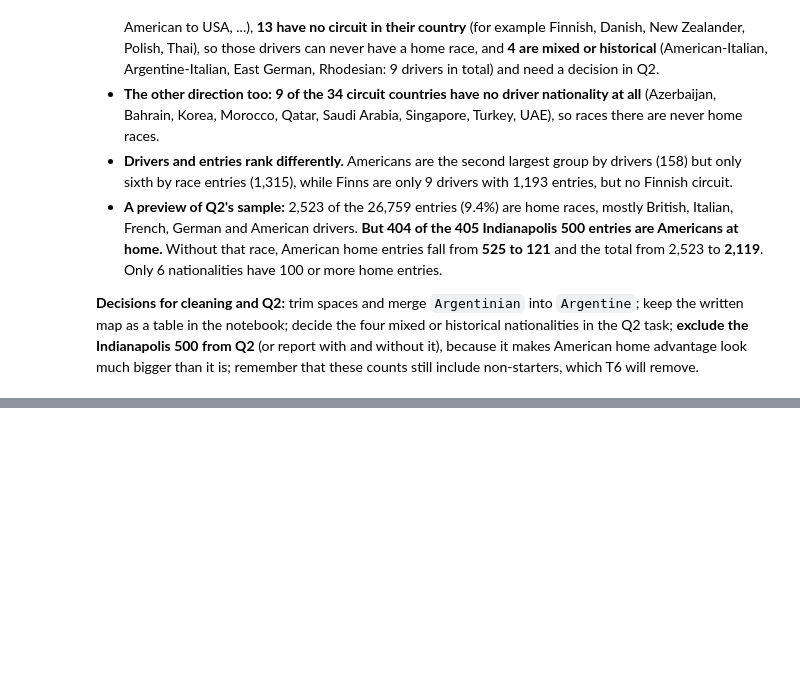
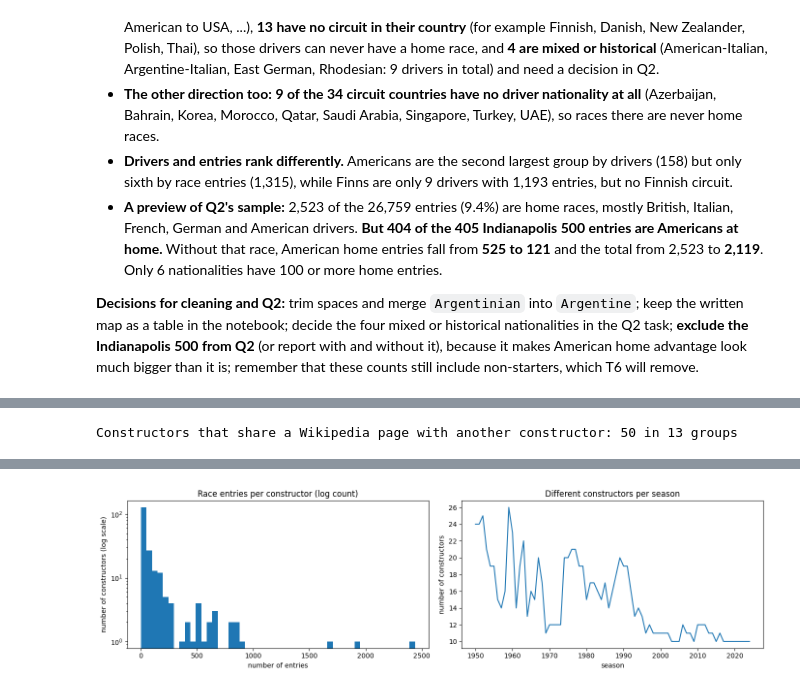
Before and after one commit to sal-tarek/ACL_F1_Predictions, a Jupyter notebook: sasa-dany-ms1-pre-cleaning.ipynb, the cells around one changed output, grey strips where cells are left out. Saved outputs shown, nothing was run; the diff lists cells and outputs as text; code cells hidden in the pictures; blank space fills up the shorter version.

Commit message:
A8: constructors - 70 one-season teams, IDs split by engine and reused across eras

```diff
--- a/sasa-dany-ms1-pre-cleaning.ipynb
+++ b/sasa-dany-ms1-pre-cleaning.ipynb
@@ -954,0 +960,76 @@ Home entries without the Indy 500: 2119 | American home entries: 525 -> 121
+# %%
+# ==========================================================================================
+# A8 · constructors + results: profile, how active each team was, and how team identity behaves over time
+# ==========================================================================================
+
+# Why: question 3 compares constructors, and "team form" will be a feature. Both assume that a constructor is ONE
+# continuous team. We check whether that is true, and how many constructors are too small to rank.
+co = as_num(raw["constructors"])      # exploring copy of constructors (raw stays untouched)
+
+# ---------- 1. Profile card, keys and types ----------
+display(profile("constructors"))
+print(pk_check("constructors", ["constructorId"]))
+print("constructorRef unique:", co.constructorRef.is_unique, "| name unique:", co.name.is_unique, "| url unique:", co.url.is_unique)
+gaps = sorted(set(range(1, int(co.constructorId.max()) + 1)) - set(co.constructorId))     # constructorId values that are skipped
+print("constructorId runs from", co.constructorId.min(), "to", co.constructorId.max(), "| skipped ids:", gaps)
+driver_nationalities = set(raw["drivers"]["nationality"].str.strip())                      # the vocabulary used for drivers (A7)
+print("Constructor nationalities not used by any driver:", sorted(set(co.nationality) - driver_nationalities),
+      "| different nationalities:", co.nationality.nunique())
+
+# ---------- 2. How active was each constructor? ----------
+entries = results[["raceId", "constructorId"]].astype(int)                                  # one row per car per race (ids as numbers)
+entries["year"] = entries.raceId.map(YEAR)                                                  # the season of each race
+entries = entries.merge(races[["raceId", "name"]].rename(columns={"name": "race_name"}), on="raceId")   # add the race name
+act = entries.groupby("constructorId").agg(entries=("raceId", "size"),        # number of cars entered
+                                           races=("raceId", "nunique"),       # number of different races
+                                           first=("year", "min"), last=("year", "max"))
+co2 = co.merge(act, left_on="constructorId", right_index=True, how="left")    # attach to the constructors table (a copy)
+print("Constructors with no result rows:", co2[co2.entries.isna()][["constructorRef", "name"]].values.tolist())
+print("With 5 or fewer entries:", int((co2.entries <= 5).sum()), "| racing in a single season only:", int((co2["first"] == co2["last"]).sum()),
+      "| with 100 or more entries:", int((co2.entries >= 100).sum()), "| with 1,000 or more:", int((co2.entries >= 1000).sum()))
+display(co2.nlargest(5, "entries")[["name", "entries", "first", "last"]])
+
+# ---------- 3. Is one constructor always one continuous team? Test 1: one team split over several constructorIds ----------
+# Constructors that point to the SAME Wikipedia page are usually one chassis builder paired with different engines
+same_page = co[co.url.duplicated(keep=False)].groupby("url").agg(constructorIds=("constructorId", "size"),
+                                                                 names=("name", lambda s: ", ".join(sorted(s)[:4]) + (" ..." if len(s) > 4 else "")))
+print("Constructors that share a Wikipedia page with another constructor:", int(co.url.duplicated(keep=False).sum()), "in", len(same_page), "groups")
+display(same_page.sort_values("constructorIds", ascending=False).head(6))
+
+# ---------- 4. Test 2: one constructorId covering separate periods, years apart ----------
+seasons = entries.groupby("constructorId").year.apply(lambda s: sorted(s.unique()))      # the seasons each constructor raced
+def longest_break(ys):                                                                    # most consecutive seasons missed in a row
+    return max([b - a - 1 for a, b in zip(ys, ys[1:])], default=0)
+co2["longest_break_seasons"] = co2.constructorId.map(lambda c: longest_break(seasons.get(c, [])))
+display(co2[(co2.longest_break_seasons >= 5) & (co2.entries >= 50)].sort_values("entries", ascending=False)
+        [["name", "first", "last", "entries", "longest_break_seasons"]])
+
+# ---------- 5. Who was active in the modern era? (renamed teams are separate constructors) ----------
+display(co2[co2["last"] >= 2014].sort_values("first")[["name", "nationality", "first", "last", "entries"]])
+for a, b in [(2014, 2021), (2022, 2024)]:                                                 # the two periods of question 3
+    print(f"Different constructors in {a}-{b}:", entries[(entries.year >= a) & (entries.year <= b)].constructorId.nunique())
+
+# ---------- 6. Cars per team per race, and the Indianapolis 500 ----------
+indy = entries.race_name.str.contains("Indianapolis 500")                                 # the 11 Indy 500 races (1950-1960)
+only_indy = set(entries[indy].constructorId) - set(entries[~indy].constructorId)          # constructors that raced nowhere else
+print("Constructors that only ever raced the Indianapolis 500:", len(only_indy), "| their entries:",
+      int(entries.constructorId.isin(only_indy).sum()))
+cars = entries.groupby(["year", "constructorId", "raceId"]).size().reset_index(name="cars")   # cars one team entered in one race
+cars["indy"] = cars.raceId.isin(entries[indy].raceId)
+print("Most cars one constructor entered in a single race: at the Indy 500 =", int(cars[cars.indy].cars.max()),
+      "| at all other races =", int(cars[~cars.indy].cars.max()))
+display(cars[~cars.indy].groupby(cars.year // 10 * 10).cars.agg(["median", "max"]).rename_axis("decade"))
+
+# ---------- 7. Plots (saved for the report) ----------
+os.makedirs("figures", exist_ok=True)
+fig, ax = plt.subplots(1, 2, figsize=(14, 4))
+co2.entries.plot.hist(bins=50, logy=True, ax=ax[0], title="Race entries per constructor (log count)")
+ax[0].set_xlabel("number of entries")
+ax[0].set_ylabel("number of constructors (log scale)")
+entries.groupby("year").constructorId.nunique().plot(ax=ax[1], title="Different constructors per season")
+ax[1].set_xlabel("season")
+ax[1].set_ylabel("number of constructors")
+plt.tight_layout()
+plt.savefig("figures/A8_constructors.png", dpi=120, bbox_inches="tight")
+plt.show()
+# %% [output]
@@ -954,0 +1054 @@ Home entries without the Indy 500: 2119 | American home entries: 525 -> 121
+Constructors that share a Wikipedia page with another constructor: 50 in 13 groups
@@ -954,0 +1107 @@ Home entries without the Indy 500: 2119 | American home entries: 525 -> 121
+[figure, added]
```
Also changed, not shown: parts of 3 cells of this notebook.
